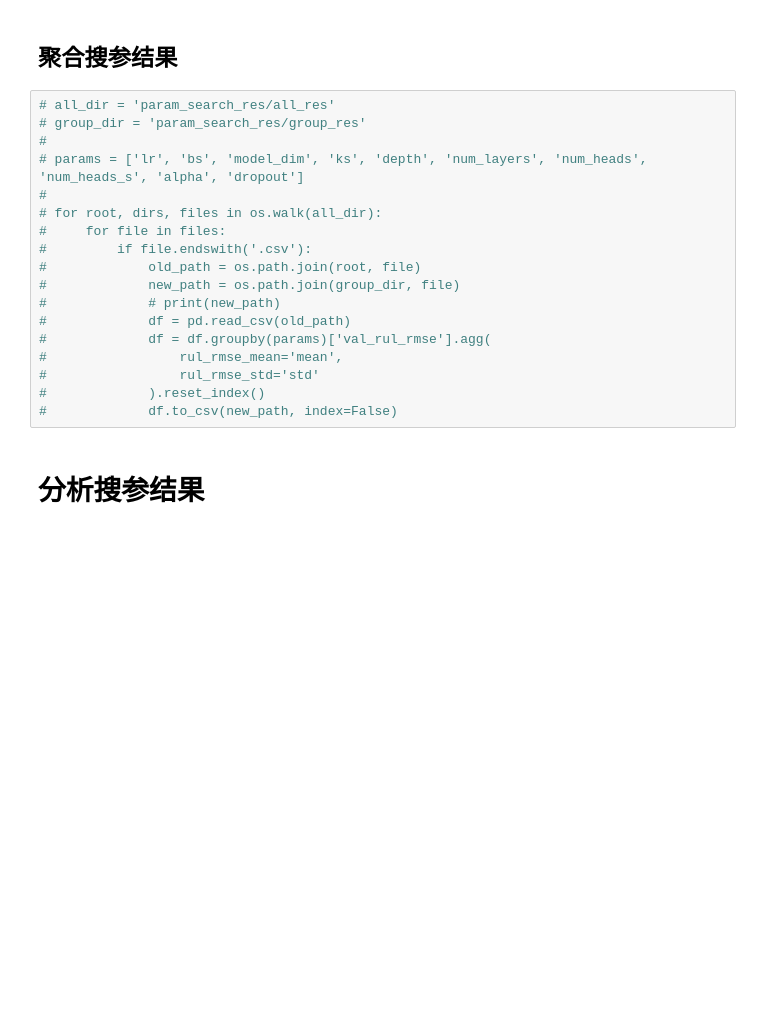
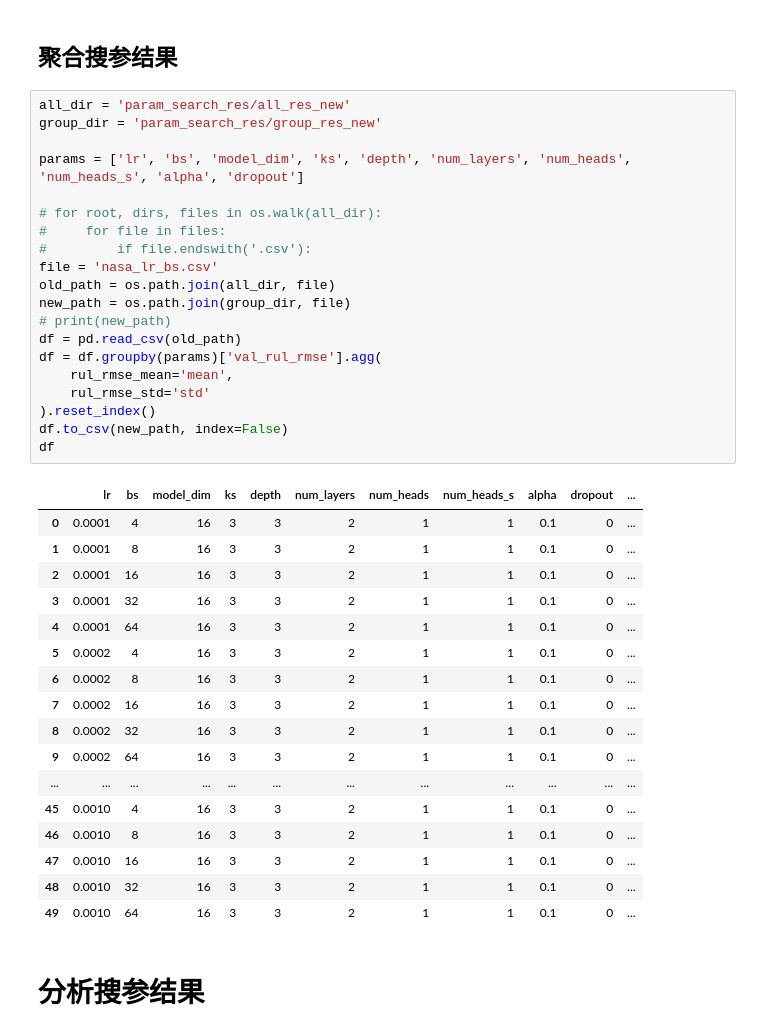
Before and after one commit to ZRui2001/RUL_multi_task, a Jupyter notebook: train.ipynb, the cells around one changed output. Saved outputs shown, nothing was run; the diff lists cells and outputs as text; blank space fills up the shorter version.

```diff
--- a/train.ipynb
+++ b/train.ipynb
@@ -546,23 +548,43 @@ Model: model_v6, lr-bs: 0.0002-4, Val Bat: B0007, Epoch: 112 | Train Loss
 # %% [markdown]
 ## 聚合搜参结果
 # %%
-# all_dir = 'param_search_res/all_res'
-# group_dir = 'param_search_res/group_res'
-#
-# params = ['lr', 'bs', 'model_dim', 'ks', 'depth', 'num_layers', 'num_heads', 'num_heads_s', 'alpha', 'dropout']
-#
+all_dir = 'param_search_res/all_res_new'
+group_dir = 'param_search_res/group_res_new'
+
+params = ['lr', 'bs', 'model_dim', 'ks', 'depth', 'num_layers', 'num_heads', 'num_heads_s', 'alpha', 'dropout']
+
 # for root, dirs, files in os.walk(all_dir):
 #     for file in files:
 #         if file.endswith('.csv'):
-#             old_path = os.path.join(root, file)
-#             new_path = os.path.join(group_dir, file)
-#             # print(new_path)
-#             df = pd.read_csv(old_path)
-#             df = df.groupby(params)['val_rul_rmse'].agg(
-#                 rul_rmse_mean='mean',
-#                 rul_rmse_std='std'
-#             ).reset_index()
-#             df.to_csv(new_path, index=False)
+file = 'nasa_lr_bs.csv'
+old_path = os.path.join(all_dir, file)
+new_path = os.path.join(group_dir, file)
+# print(new_path)
+df = pd.read_csv(old_path)
+df = df.groupby(params)['val_rul_rmse'].agg(
+    rul_rmse_mean='mean',
+    rul_rmse_std='std'
+).reset_index()
+df.to_csv(new_path, index=False)
+df
+# %% [output]
+|  | lr | bs | model_dim | ks | depth | num_layers | num_heads | num_heads_s | alpha | dropout | ... |
+| 0 | 0.0001 | 4 | 16 | 3 | 3 | 2 | 1 | 1 | 0.1 | 0 | ... |
+| 1 | 0.0001 | 8 | 16 | 3 | 3 | 2 | 1 | 1 | 0.1 | 0 | ... |
+| 2 | 0.0001 | 16 | 16 | 3 | 3 | 2 | 1 | 1 | 0.1 | 0 | ... |
+| 3 | 0.0001 | 32 | 16 | 3 | 3 | 2 | 1 | 1 | 0.1 | 0 | ... |
+| 4 | 0.0001 | 64 | 16 | 3 | 3 | 2 | 1 | 1 | 0.1 | 0 | ... |
+| 5 | 0.0002 | 4 | 16 | 3 | 3 | 2 | 1 | 1 | 0.1 | 0 | ... |
+| 6 | 0.0002 | 8 | 16 | 3 | 3 | 2 | 1 | 1 | 0.1 | 0 | ... |
+| 7 | 0.0002 | 16 | 16 | 3 | 3 | 2 | 1 | 1 | 0.1 | 0 | ... |
+| 8 | 0.0002 | 32 | 16 | 3 | 3 | 2 | 1 | 1 | 0.1 | 0 | ... |
+| 9 | 0.0002 | 64 | 16 | 3 | 3 | 2 | 1 | 1 | 0.1 | 0 | ... |
+| ... | ... | ... | ... | ... | ... | ... | ... | ... | ... | ... | ... |
+| 45 | 0.0010 | 4 | 16 | 3 | 3 | 2 | 1 | 1 | 0.1 | 0 | ... |
+| 46 | 0.0010 | 8 | 16 | 3 | 3 | 2 | 1 | 1 | 0.1 | 0 | ... |
+| 47 | 0.0010 | 16 | 16 | 3 | 3 | 2 | 1 | 1 | 0.1 | 0 | ... |
+| 48 | 0.0010 | 32 | 16 | 3 | 3 | 2 | 1 | 1 | 0.1 | 0 | ... |
+| 49 | 0.0010 | 64 | 16 | 3 | 3 | 2 | 1 | 1 | 0.1 | 0 | ... |
 # %% [markdown]
 # 分析搜参结果
 # %%
```
Also changed, not shown: parts of 4 cells of this notebook, 3 other files.
